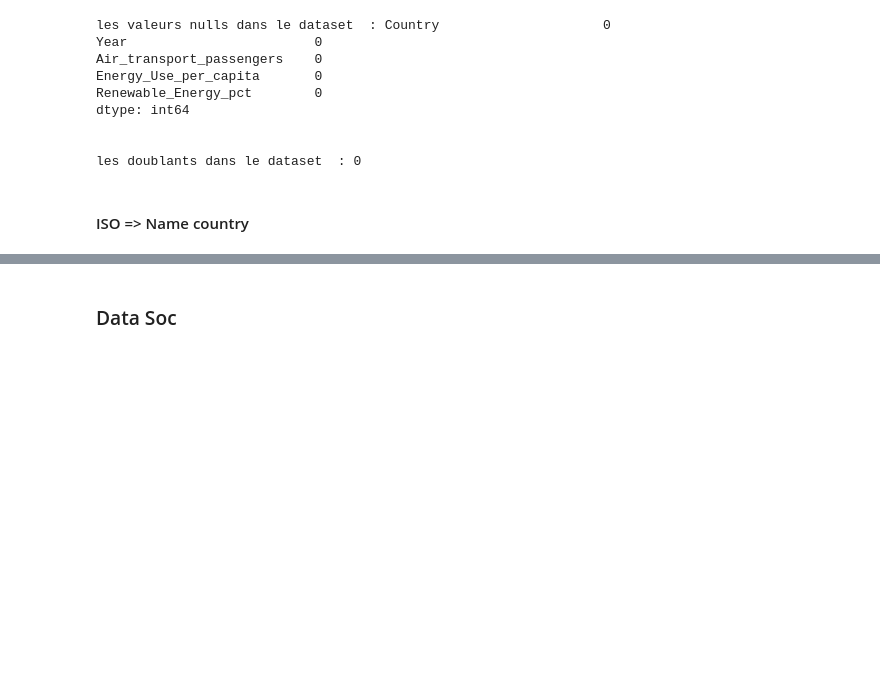
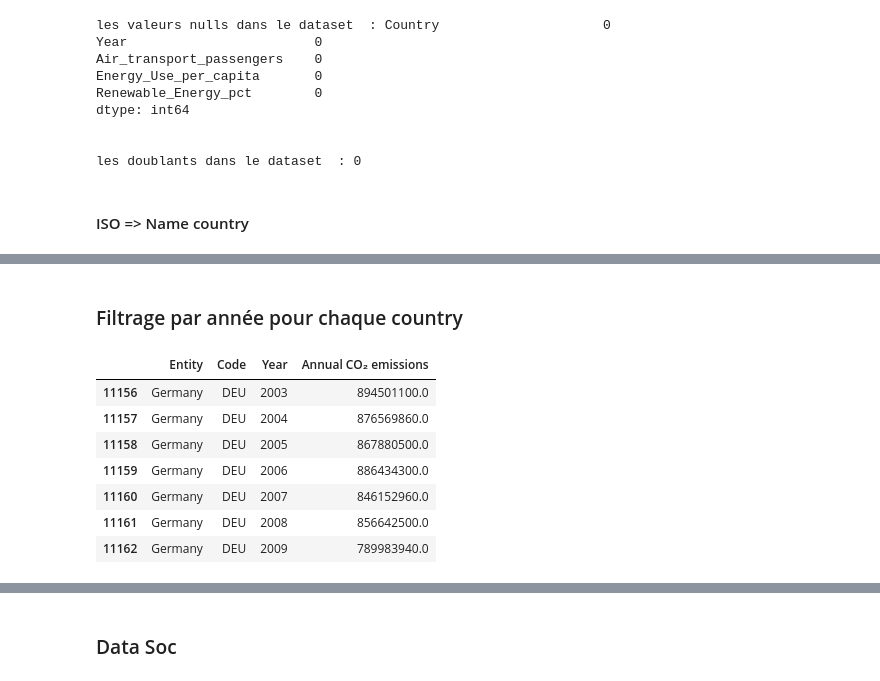
Before and after one commit to hajaraitlachgar/Impact_CDM, a Jupyter notebook: notebooks/Nettoyage.ipynb, the cells around one changed output, grey strips where cells are left out. Saved outputs shown, nothing was run; the diff lists cells and outputs as text; code cells hidden in the pictures; blank space fills up the shorter version.

Commit message:
update data clean and eda and cleanning

```diff
--- a/notebooks/Nettoyage.ipynb
+++ b/notebooks/Nettoyage.ipynb
@@ -11,6 +11,8 @@ dfSoc=pd.read_csv('../Data Collection/social_indicators.csv')
 dfUrb=pd.read_csv('../Data Collection/urban_infrastructure_data.csv')
 dfWhr=pd.read_csv('../Data Collection/WHR.csv',sep=';')
 dfFifa=pd.read_csv('../Data Collection/worldCupData.csv')
+AnnualC02Emissions=pd.read_csv('../Data Collection/annual-co2-emissions-per-country.csv')
+CO2EmissionsPerCapita=pd.read_csv('../Data Collection/co-emissions-per-capita.csv')
 # %% [markdown]
 Country Name
 # %%
@@ -242,0 +247,5 @@ dfEnv.to_csv('../Data Clean/cleaned_envirennement_world_cup_data.csv', index=Fal
+# %%
+# Fitrage des données  pour les 5 pays hôtes
+country=['Brazil','Germany','Qatar','Russia','South Africa']
+annuelCO2 = AnnualC02Emissions[AnnualC02Emissions['Entity'].isin(country)]
+annuelCO2.head()
@@ -242,0 +259,16 @@ dfEnv.to_csv('../Data Clean/cleaned_envirennement_world_cup_data.csv', index=Fal
+# %% [markdown]
+### Filtrage par année pour chaque country
+# %%
+#  Germany => [2003;2009]
+germny_data = annuelCO2[annuelCO2['Entity'] == 'Germany']
+germny_data = germny_data[(germny_data['Year'] >= 2003) & (germny_data['Year'] <= 2009)]
+germny_data
+# %% [output]
+|  | Entity | Code | Year | Annual CO₂ emissions |
+| 11156 | Germany | DEU | 2003 | 894501100.0 |
+| 11157 | Germany | DEU | 2004 | 876569860.0 |
+| 11158 | Germany | DEU | 2005 | 867880500.0 |
+| 11159 | Germany | DEU | 2006 | 886434300.0 |
+| 11160 | Germany | DEU | 2007 | 846152960.0 |
+| 11161 | Germany | DEU | 2008 | 856642500.0 |
+| 11162 | Germany | DEU | 2009 | 789983940.0 |
```
Also changed, not shown: parts of 20 cells of this notebook, 3 other files.
